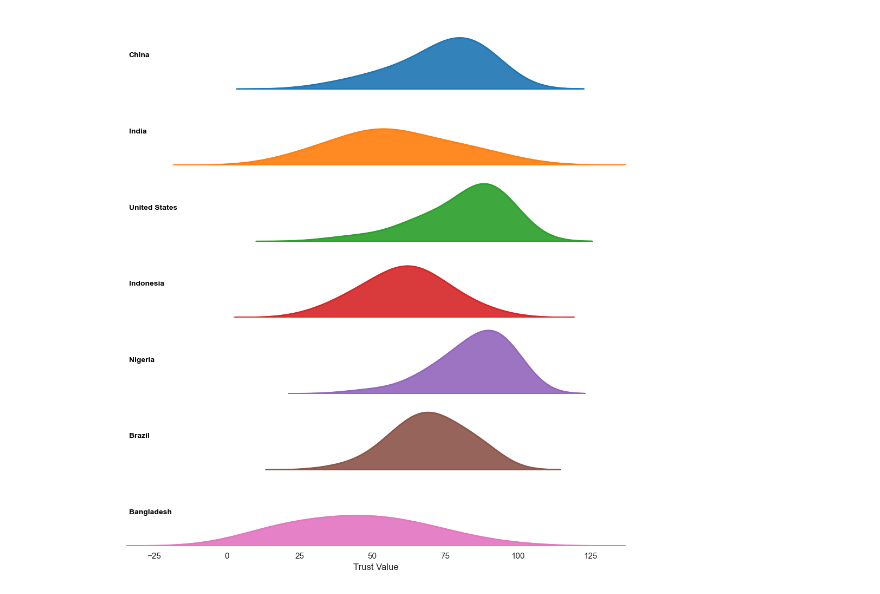
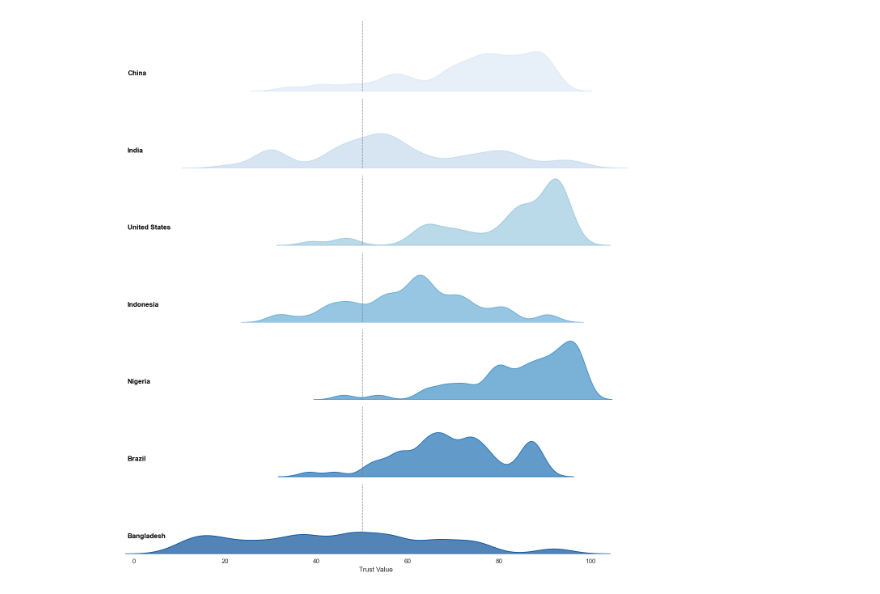
Before and after one commit to ethanshipman/Project-3-Group-3, a Jupyter notebook: Jupyter_Files/Seth_C.ipynb, the cells around one changed output. Saved outputs shown, nothing was run; the diff lists cells and outputs as text; code cells hidden in the pictures.

```diff
--- a/Jupyter_Files/Seth_C.ipynb
+++ b/Jupyter_Files/Seth_C.ipynb
@@ -52,52 +81,58 @@ g = sns.FacetGrid(
     row="trust_type",
     hue="trust_type",
     aspect=7,
-    height=1.5,
-    palette="tab10"
+    height=2,
+    palette="Blues"
 )
+
+
 
 # Map the KDE plot with adjusted bandwidth
 g.map(
     sns.kdeplot,
     "trust_value",
     fill=True,
     alpha=0.7,
-    linewidth=2,
-    bw_adjust=1.5  # Adjust bandwidth to smooth the KDE
+    linewidth=1.25,
+    bw_adjust=0.4  # Adjust bandwidth to smooth the KDE
 )
+
+# Add a vertical reference line at x=50 for each subplot
+for ax in g.axes.flat:
+    ax.axvline(50, linestyle="--", color="gray", linewidth=1)
 
 # Add jitter to the data to separate countries horizontally (optional)
 melted_data['trust_value_jittered'] = melted_data['trust_value'] + np.random.uniform(-0.1, 0.1, size=len(melted_data))
 
 # Optional: Only use jitter for better spacing if necessary
-g.map(
-    sns.kdeplot,
-    "trust_value_jittered",
-    fill=True,
-    alpha=0.7,
-    linewidth=1.5,
-    bw_adjust=1.5  # Adjust bandwidth to smooth the KDE
-)
+# g.map(
+#     sns.kdeplot,
+#     "trust_value_jittered",
+#     fill=True,
+#     alpha=0.7,
+#     linewidth=1.5,
+#     bw_adjust=1.5  # Adjust bandwidth to smooth the KDE
+# )
 
 # Add country names to the plot
 for ax, country in zip(g.axes.flat, melted_data['country'].unique()):
     ax.text(
-        0.05, 0.5, country,  # Adjust x position to be closer to the left edge (0.05 instead of 0.5)
+        0.05, 0.25, country,  # Adjust x position to be closer to the left edge (0.05 instead of 0.5)
         ha="left", va="center",
         transform=ax.transAxes,
-        fontsize=10, color='black', weight='bold'
+        fontsize=12, color='black', weight='bold'
     )
 
 # Adjust the aesthetics of the Ridge Plot
-g.fig.subplots_adjust(hspace=-0.4)
+g.fig.subplots_adjust(hspace=-0.1)
 g.set_titles("")
 g.set(yticks=[], ylabel="", xlabel="Trust Value")
 g.despine(bottom=True, left=True)
 
 # Automatically adjust the layout
 plt.tight_layout()
 
 # Display the plot
 plt.show()
 # %% [output]
-[figure, old version]
+[figure, new version]
```
Also changed, not shown: parts of 4 cells of this notebook.
